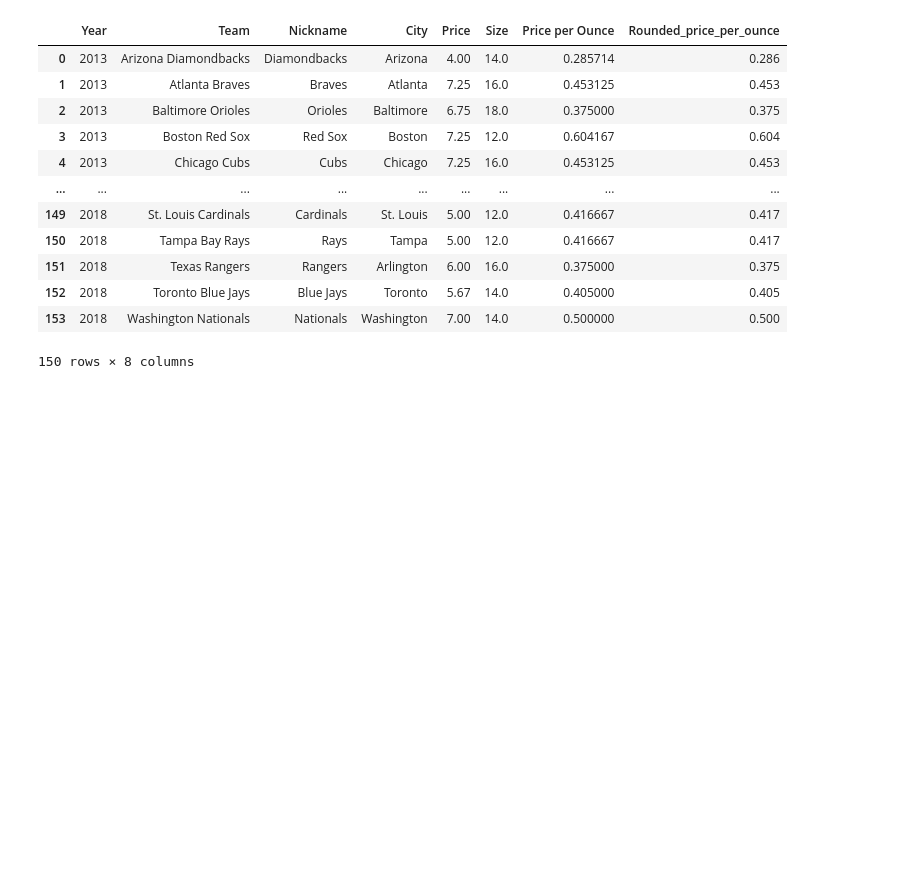
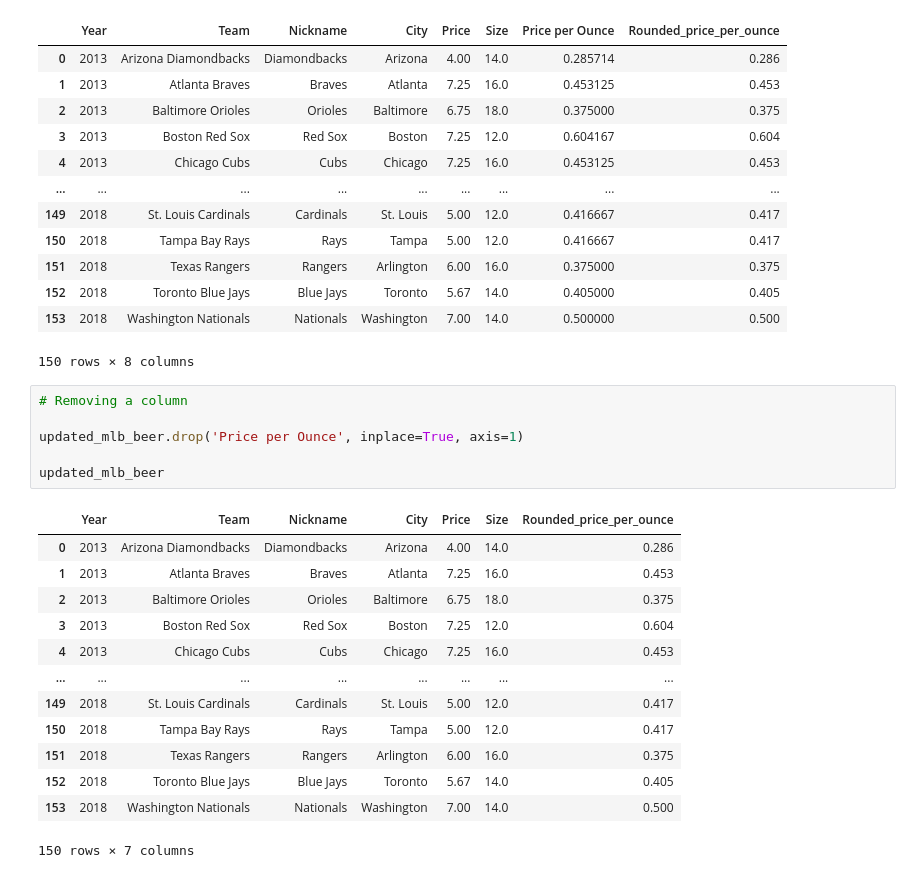
Before and after one commit to EdwinVargas22/MLB-Beer, a Jupyter notebook: Analysis.ipynb, the cells around one changed output. Cells and saved outputs as stored; diff of their text form; blank space fills up the shorter version.

Commit message:
Removed a column

```diff
--- a/Analysis.ipynb
+++ b/Analysis.ipynb
@@ -164,3 +164,23 @@ updated_mlb_beer
 | 152 | 2018 | Toronto Blue Jays | Blue Jays | Toronto | 5.67 | 14.0 | 0.405000 | 0.405 |
 | 153 | 2018 | Washington Nationals | Nationals | Washington | 7.00 | 14.0 | 0.500000 | 0.500 |
 150 rows × 8 columns
+# %%
+# Removing a column
+
+updated_mlb_beer.drop('Price per Ounce', inplace=True, axis=1)
+
+updated_mlb_beer
+# %% [output]
+|  | Year | Team | Nickname | City | Price | Size | Rounded_price_per_ounce |
+| 0 | 2013 | Arizona Diamondbacks | Diamondbacks | Arizona | 4.00 | 14.0 | 0.286 |
+| 1 | 2013 | Atlanta Braves | Braves | Atlanta | 7.25 | 16.0 | 0.453 |
+| 2 | 2013 | Baltimore Orioles | Orioles | Baltimore | 6.75 | 18.0 | 0.375 |
+| 3 | 2013 | Boston Red Sox | Red Sox | Boston | 7.25 | 12.0 | 0.604 |
+| 4 | 2013 | Chicago Cubs | Cubs | Chicago | 7.25 | 16.0 | 0.453 |
+| ... | ... | ... | ... | ... | ... | ... | ... |
+| 149 | 2018 | St. Louis Cardinals | Cardinals | St. Louis | 5.00 | 12.0 | 0.417 |
+| 150 | 2018 | Tampa Bay Rays | Rays | Tampa | 5.00 | 12.0 | 0.417 |
+| 151 | 2018 | Texas Rangers | Rangers | Arlington | 6.00 | 16.0 | 0.375 |
+| 152 | 2018 | Toronto Blue Jays | Blue Jays | Toronto | 5.67 | 14.0 | 0.405 |
+| 153 | 2018 | Washington Nationals | Nationals | Washington | 7.00 | 14.0 | 0.500 |
+150 rows × 7 columns
```
